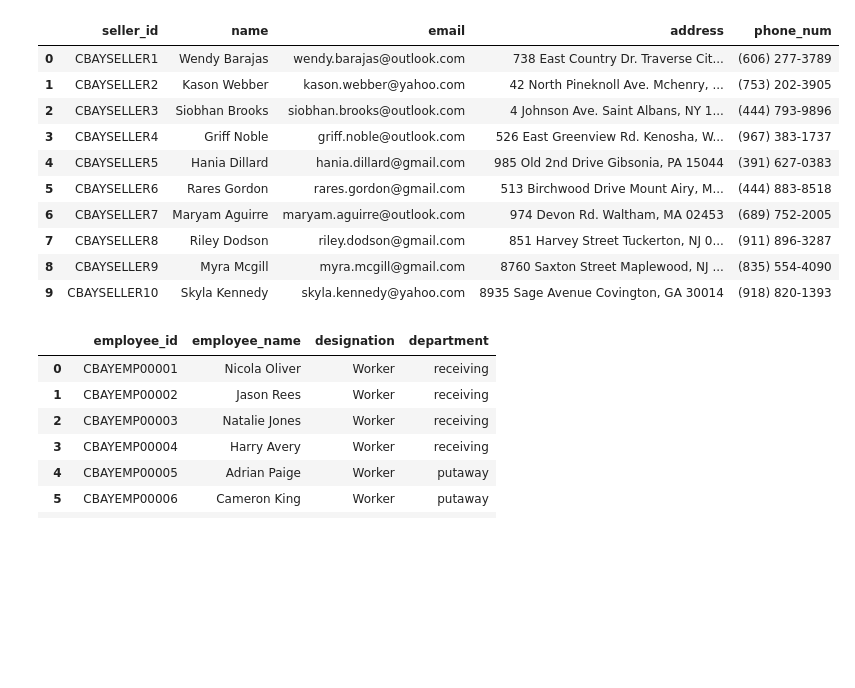
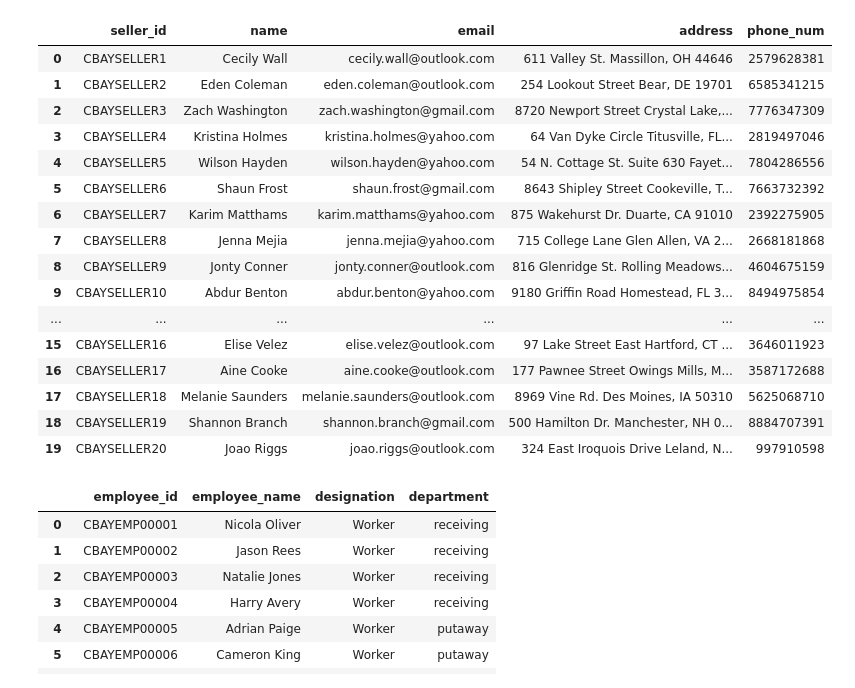
Before and after one commit to aniketbote/pds-ecommerce, a Jupyter notebook: Creating Part 1 data.ipynb, the cells around one changed output. Cells and saved outputs as stored; diff of their text form; code cells hidden in the pictures; blank space fills up the shorter version.

```diff
--- a/Creating Part 1 data.ipynb
+++ b/Creating Part 1 data.ipynb
@@ -3,23 +3,61 @@ import numpy as np
 import pandas as pd
 import random
 # %%
-seller_ids = ['CBAYSELLER' + str(i+1) for i in range(10)]
+seller_ids = ['CBAYSELLER' + str(i+1) for i in range(20)]
 print(seller_ids)
-seller_names = ['Wendy Barajas', 'Kason Webber', 'Siobhan Brooks', 'Griff Noble', 'Hania Dillard', 'Rares Gordon', 'Maryam Aguirre', 'Riley Dodson', 'Myra Mcgill', 'Skyla Kennedy']
+seller_names = ['Cecily Wall',
+                'Eden Coleman',
+                'Zach Washington',
+                'Kristina Holmes',
+                'Wilson Hayden',
+                'Shaun Frost',
+                'Karim Matthams',
+                'Jenna Mejia',
+                'Jonty Conner',
+                'Abdur Benton',
+                'Carla Tucker',
+                'Katrina Campos',
+                'Hermione Mcclain',
+                'Erin Mayer',
+                'Asiya Wong',
+                'Elise Velez',
+                'Aine Cooke',
+                'Melanie Saunders',
+                'Shannon Branch',
+                'Joao Riggs']
 print(seller_names)
 emails = []
-for i in range(10):
+for i in range(20):
     email = '.'.join(seller_names[i].split()).lower()+ '@' + random.choice(["yahoo.com", 'gmail.com', 'outlook.com'])
     emails.append(email)
 print(emails)
-addresses = ['738 East Country Dr. Traverse City, MI 49684', '42 North Pineknoll Ave. Mchenry, IL 60050',
-'4 Johnson Ave. Saint Albans, NY 11412', '526 East Greenview Rd. Kenosha, WI 53140',
-'985 Old 2nd Drive Gibsonia, PA 15044', '513 Birchwood Drive Mount Airy, MD 21771', '974 Devon Rd. Waltham, MA 02453',
-'851 Harvey Street Tuckerton, NJ 08087','8760 Saxton Street Maplewood, NJ 07040', '8935 Sage Avenue Covington, GA 30014']
+addresses = ['611 Valley St. Massillon, OH 44646',
+             '254 Lookout Street Bear, DE 19701',
+             '8720 Newport Street Crystal Lake, IL 60014',
+             '64 Van Dyke Circle Titusville, FL 32780',
+             '54 N. Cottage St. Suite 630 Fayetteville, NC 28303',
+             '8643 Shipley Street Cookeville, TN 38501',
+             '875 Wakehurst Dr. Duarte, CA 91010',
+             '715 College Lane Glen Allen, VA 23059',
+             '816 Glenridge St. Rolling Meadows, IL 60008',
+             '9180 Griffin Road Homestead, FL 33030',
+             '171 Newport Street Fuquay Varina, NC 27526',
+             '909 Chestnut Rd. Whitehall, PA 18052',
+             '9472 Military Lane Reston, VA 20191',
+             '438 Woodside Dr. Lakeland, FL 33801',
+             '92 E. Aspen Street Dayton, OH 45420',
+             '97 Lake Street East Hartford, CT 06118',
+             '177 Pawnee Street Owings Mills, MD 21117',
+             '8969 Vine Rd. Des Moines, IA 50310',
+             '500 Hamilton Dr. Manchester, NH 03102',
+             '324 East Iroquois Drive Leland, NC 28451']
 print(addresses)
-phone_numbers = ['(606) 277-3789', '(753) 202-3905', '(444) 793-9896', '(967) 383-1737', '(391) 627-0383',
-                 '(444) 883-8518', '(689) 752-2005', '(911) 896-3287', '(835) 554-4090', '(918) 820-1393']
+phone_numbers = [2579628381, 6585341215, 7776347309, 2819497046, 7804286556, 7663732392, 2392275905,
+                 2668181868, 4604675159, 8494975854, 6516926163, 9452886410, 8913373541, 9985722503,
+                 9629854313, 3646011923, 3587172688, 5625068710, 8884707391, 9979105981]
 print(phone_numbers)
+
+print(len(seller_ids), len(seller_names), len(emails), len(addresses), len(phone_numbers))
 sellers_dict = {
     'seller_id':seller_ids,
     'name': seller_names,
@@ -39,14 +78,20 @@ sellers_df
 |  | seller_id | name | email | address | phone_num |
-| 0 | CBAYSELLER1 | Wendy Barajas | wendy.barajas@outlook.com | 738 East Country Dr. Traverse Cit... | (606) 277-3789 |
-| 1 | CBAYSELLER2 | Kason Webber | kason.webber@yahoo.com | 42 North Pineknoll Ave. Mchenry, ... | (753) 202-3905 |
-| 2 | CBAYSELLER3 | Siobhan Brooks | siobhan.brooks@outlook.com | 4 Johnson Ave. Saint Albans, NY 1... | (444) 793-9896 |
-| 3 | CBAYSELLER4 | Griff Noble | griff.noble@outlook.com | 526 East Greenview Rd. Kenosha, W... | (967) 383-1737 |
-| 4 | CBAYSELLER5 | Hania Dillard | hania.dillard@gmail.com | 985 Old 2nd Drive Gibsonia, PA 15044 | (391) 627-0383 |
-| 5 | CBAYSELLER6 | Rares Gordon | rares.gordon@gmail.com | 513 Birchwood Drive Mount Airy, M... | (444) 883-8518 |
-| 6 | CBAYSELLER7 | Maryam Aguirre | maryam.aguirre@outlook.com | 974 Devon Rd. Waltham, MA 02453 | (689) 752-2005 |
-| 7 | CBAYSELLER8 | Riley Dodson | riley.dodson@gmail.com | 851 Harvey Street Tuckerton, NJ 0... | (911) 896-3287 |
-| 8 | CBAYSELLER9 | Myra Mcgill | myra.mcgill@gmail.com | 8760 Saxton Street Maplewood, NJ ... | (835) 554-4090 |
-| 9 | CBAYSELLER10 | Skyla Kennedy | skyla.kennedy@yahoo.com | 8935 Sage Avenue Covington, GA 30014 | (918) 820-1393 |
+| 0 | CBAYSELLER1 | Cecily Wall | cecily.wall@outlook.com | 611 Valley St. Massillon, OH 44646 | 2579628381 |
+| 1 | CBAYSELLER2 | Eden Coleman | eden.coleman@outlook.com | 254 Lookout Street Bear, DE 19701 | 6585341215 |
+| 2 | CBAYSELLER3 | Zach Washington | zach.washington@gmail.com | 8720 Newport Street Crystal Lake,... | 7776347309 |
+| 3 | CBAYSELLER4 | Kristina Holmes | kristina.holmes@yahoo.com | 64 Van Dyke Circle Titusville, FL... | 2819497046 |
+| 4 | CBAYSELLER5 | Wilson Hayden | wilson.hayden@yahoo.com | 54 N. Cottage St. Suite 630 Fayet... | 7804286556 |
+| 5 | CBAYSELLER6 | Shaun Frost | shaun.frost@gmail.com | 8643 Shipley Street Cookeville, T... | 7663732392 |
+| 6 | CBAYSELLER7 | Karim Matthams | karim.matthams@yahoo.com | 875 Wakehurst Dr. Duarte, CA 91010 | 2392275905 |
+| 7 | CBAYSELLER8 | Jenna Mejia | jenna.mejia@yahoo.com | 715 College Lane Glen Allen, VA 2... | 2668181868 |
+| 8 | CBAYSELLER9 | Jonty Conner | jonty.conner@outlook.com | 816 Glenridge St. Rolling Meadows... | 4604675159 |
+| 9 | CBAYSELLER10 | Abdur Benton | abdur.benton@yahoo.com | 9180 Griffin Road Homestead, FL 3... | 8494975854 |
+| ... | ... | ... | ... | ... | ... |
+| 15 | CBAYSELLER16 | Elise Velez | elise.velez@outlook.com | 97 Lake Street East Hartford, CT ... | 3646011923 |
+| 16 | CBAYSELLER17 | Aine Cooke | aine.cooke@outlook.com | 177 Pawnee Street Owings Mills, M... | 3587172688 |
+| 17 | CBAYSELLER18 | Melanie Saunders | melanie.saunders@outlook.com | 8969 Vine Rd. Des Moines, IA 50310 | 5625068710 |
+| 18 | CBAYSELLER19 | Shannon Branch | shannon.branch@gmail.com | 500 Hamilton Dr. Manchester, NH 0... | 8884707391 |
+| 19 | CBAYSELLER20 | Joao Riggs | joao.riggs@outlook.com | 324 East Iroquois Drive Leland, N... | 997910598 |
 # %%
 designations = []
 departments = []
```
Also changed, not shown: parts of 2 cells of this notebook, 7 other files.
